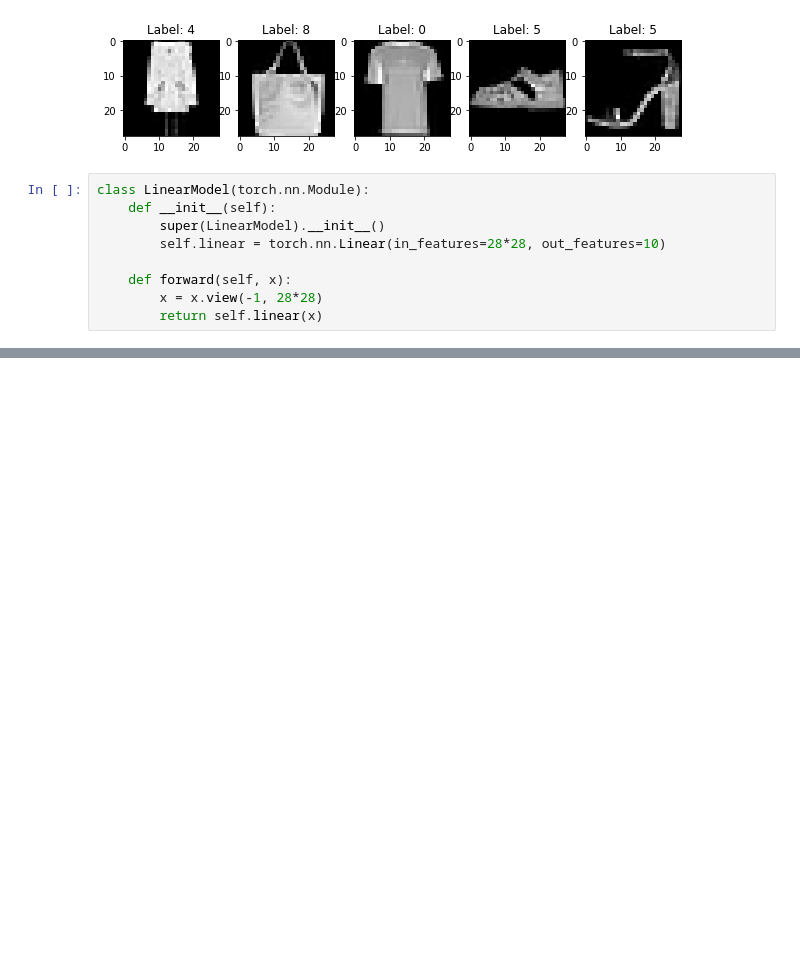
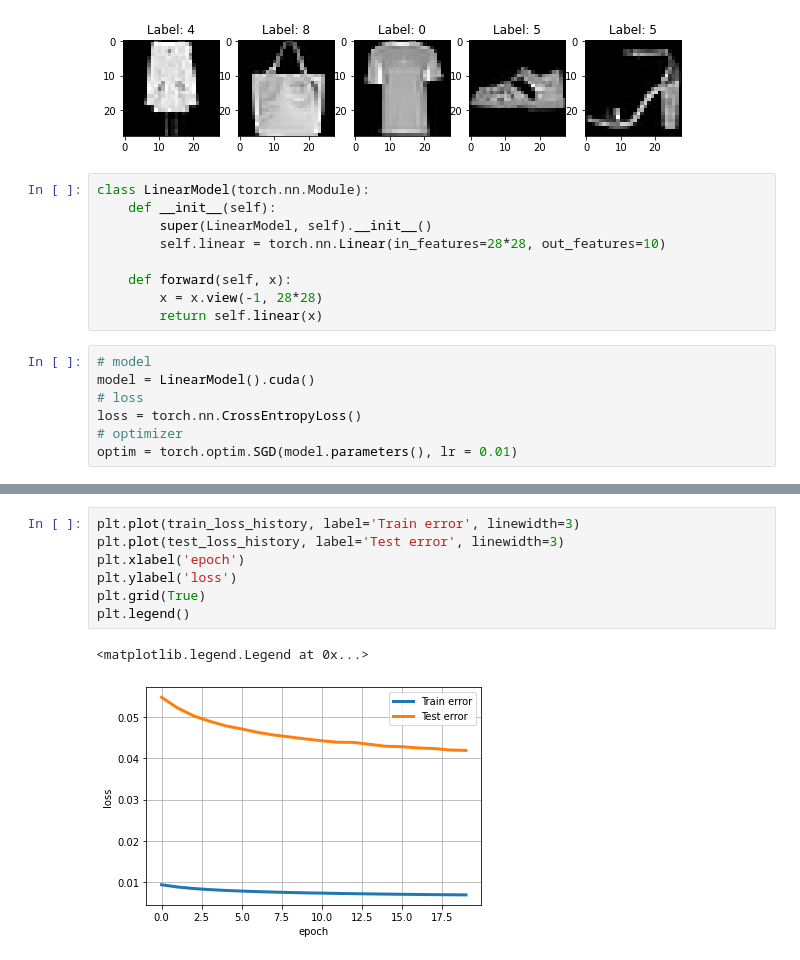
Before and after one commit to shashvatshah9/DLCodeDemo, a Jupyter notebook: DL_Demo_1.ipynb, the cells around one changed output, grey strips where cells are left out. Saved outputs shown, nothing was run; the diff lists cells and outputs as text; blank space fills up the shorter version.

```diff
--- a/DL_Demo_1.ipynb
+++ b/DL_Demo_1.ipynb
@@ -109,9 +109,16 @@ for i in range(5):
 # %%
 class LinearModel(torch.nn.Module):
     def __init__(self):
-        super(LinearModel).__init__()
+        super(LinearModel, self).__init__()
         self.linear = torch.nn.Linear(in_features=28*28, out_features=10)
 
     def forward(self, x):
         x = x.view(-1, 28*28)
         return self.linear(x)
+# %%
+# model
+model = LinearModel().cuda()
+# loss
+loss = torch.nn.CrossEntropyLoss()
+# optimizer
+optim = torch.optim.SGD(model.parameters(), lr = 0.01)
@@ -117,0 +189,10 @@ class LinearModel(torch.nn.Module):
+# %%
+plt.plot(train_loss_history, label='Train error', linewidth=3)
+plt.plot(test_loss_history, label='Test error', linewidth=3)
+plt.xlabel('epoch')
+plt.ylabel('loss')
+plt.grid(True)
+plt.legend()
+# %% [output]
+<matplotlib.legend.Legend at 0x...>
+[figure, added]
```
Also changed, not shown: parts of 1 cell of this notebook.
